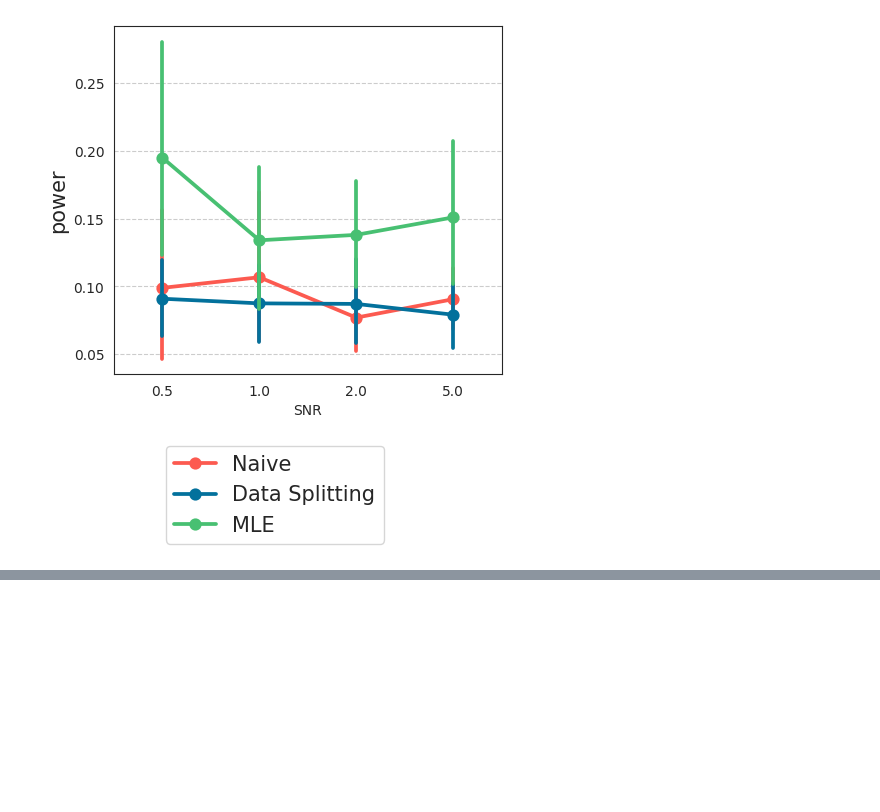
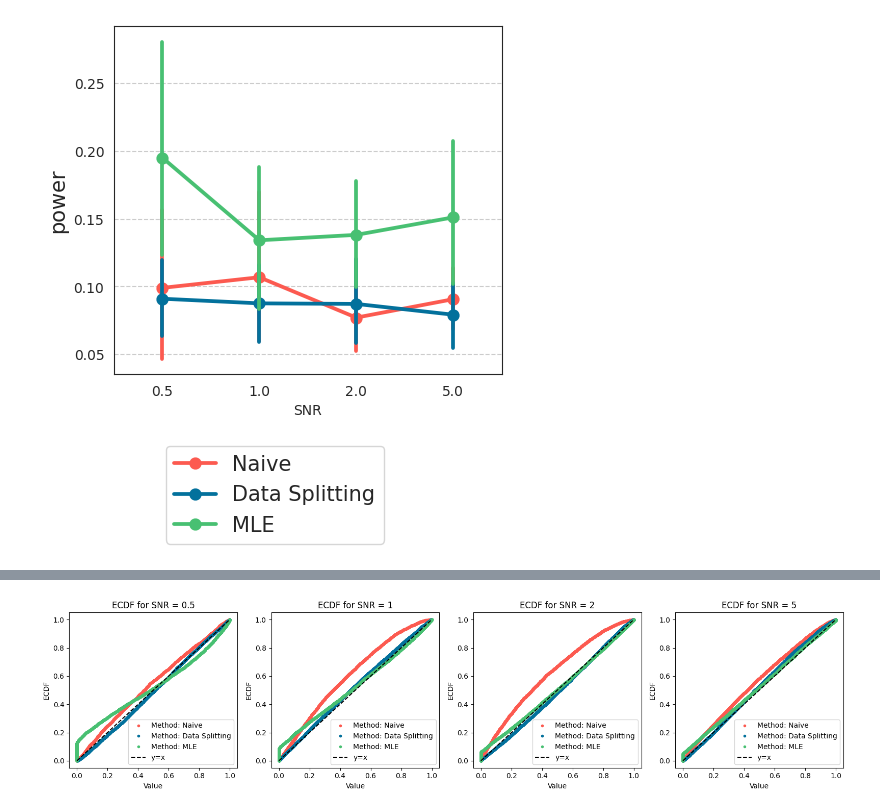
Before and after one commit to yiling-h/SI-Interaction, a Jupyter notebook: selectinf/Simulation/H1/Results/SNR/plotting_SNR.ipynb, the cells around one changed output, grey strips where cells are left out. Saved outputs shown, nothing was run; the diff lists cells and outputs as text; code cells hidden in the pictures; blank space fills up the shorter version.

```diff
--- a/selectinf/Simulation/H1/Results/SNR/plotting_SNR.ipynb
+++ b/selectinf/Simulation/H1/Results/SNR/plotting_SNR.ipynb
@@ -40,0 +45,14 @@ point_plot_multimetrics(oper_char_df=pd.DataFrame(oper_char),
+# %%
+dir_list_wh = ['results0_16_wh.pkl', 'results16_32_wh.pkl', 'results32_48_wh.pkl', 'results48_64_wh.pkl']
+# %%
+opers = []
+pvals = []
+targets = []
+for path in dir_list_wh:
+    result = joblib.load(path)
+    list_of_oper = [tup[0] for tup in result]
+    list_of_pval = [tup[1] for tup in result]
+    list_of_targets = [tup[2] for tup in result]
+    opers.append(combine_lists(list_of_oper))
+    pvals.append(combine_nested_lists(list_of_pval))
+    targets.append(combine_lists(list_of_targets))
@@ -40,0 +61,2 @@ point_plot_multimetrics(oper_char_df=pd.DataFrame(oper_char),
+# %%
+pvals_all = combine_nested_lists(pvals)
@@ -40,0 +65,4 @@ point_plot_multimetrics(oper_char_df=pd.DataFrame(oper_char),
+# %%
+plot_ecdfs(pvals_all, xaxis="SNR")
+# %% [output]
+[figure, added]
```
Also changed, not shown: parts of 9 cells of this notebook, 4 other files.
